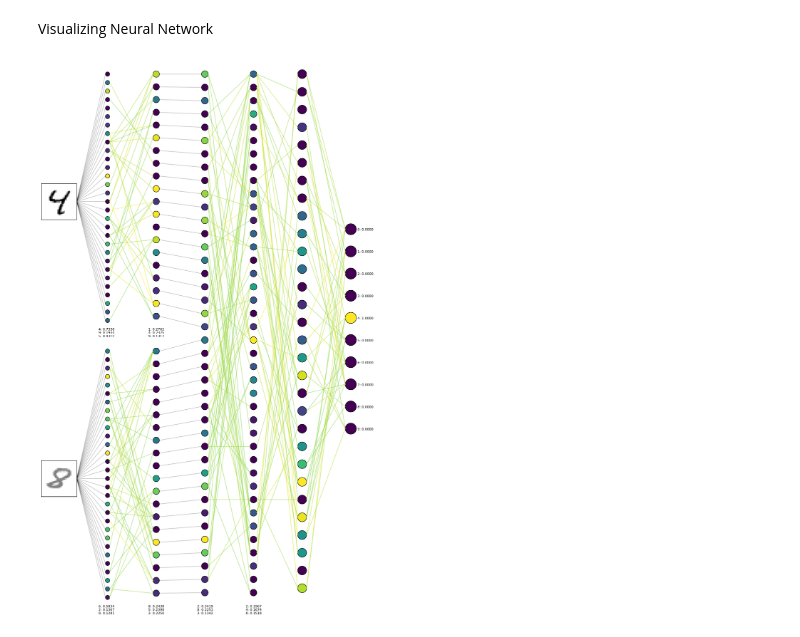
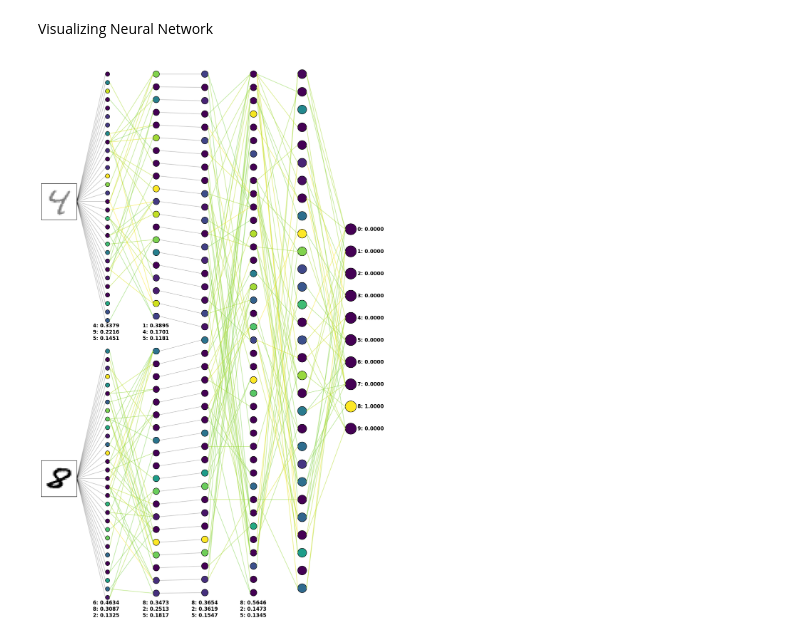
Before and after one commit to hugobbi/mnist-visual-fields, a Jupyter notebook: mnist_visual_fields_main.ipynb, the cells around one changed output. Drawn from its saved outputs; the diff is of its cells as text; code cells hidden in the pictures.

Commit message:
Increasing font size and making text bold in visualization

```diff
--- a/mnist_visual_fields_main.ipynb
+++ b/mnist_visual_fields_main.ipynb
@@ -1008,13 +1019,14 @@ def display_double_visual_field_mnist_nn_execution(
 
             # -- Plotting digit and activation if it is the output layer --
             if is_output_layer:
-                text_offset_x = 0.00175
-                text_offset_y = 0.00275
+                text_offset_x = 0.002
+                text_offset_y = 0.003
                 text = plt.Text(
                     current_position.x + neuron.radius + text_offset_x,
                     current_position.y - text_offset_y,
                     f"{neuron_digit}: {neuron_activation:.4f}",
-                    fontsize=8,
+                    fontsize=12,
+                    fontweight='bold',
                     color="k",
                 )
                 ax.add_artist(text)  # Adds corresponding digit and activation of neuron to scene
@@ -1038,13 +1050,14 @@ def display_double_visual_field_mnist_nn_execution(
                     eol = '\n' if i != k - 1 else ''
                     text_string += f'{digits_activations[i][0]}: {digits_activations[i][1]:.4f}{eol}'
 
-                text_offset_x = -0.02
-                text_offset_y = 0.015
+                text_offset_x = -0.03
+                text_offset_y = 0.02
                 text = plt.Text(
                     current_position.x + neuron.radius + text_offset_x,
                     current_position.y - text_offset_y,
                     text_string,
-                    fontsize=8,
+                    fontsize=12,
+                    fontweight='bold',
                     color="k",
                 )
                 ax.add_artist(text)
@@ -1192,13 +1205,13 @@ output_models = [keras.models.load_model(out_models_path + out_model_filename) f
 # %%
 display_double_visual_field_mnist_nn_execution(
     model_t1,
     output_models=output_models,
     k=3,
     max_neurons=300,
     weight_plot_threshold=0.8,
     x_data=x_test,
-    left_vf_digit=(6, 1),
-    right_vf_digit=(61, 0.5),
+    left_vf_digit=(6, 0.5),
+    right_vf_digit=(61, 1),
 )
 # %% [output]
-[figure, old version]
+[figure, new version]
```
Also changed, not shown: parts of 2 cells of this notebook.
